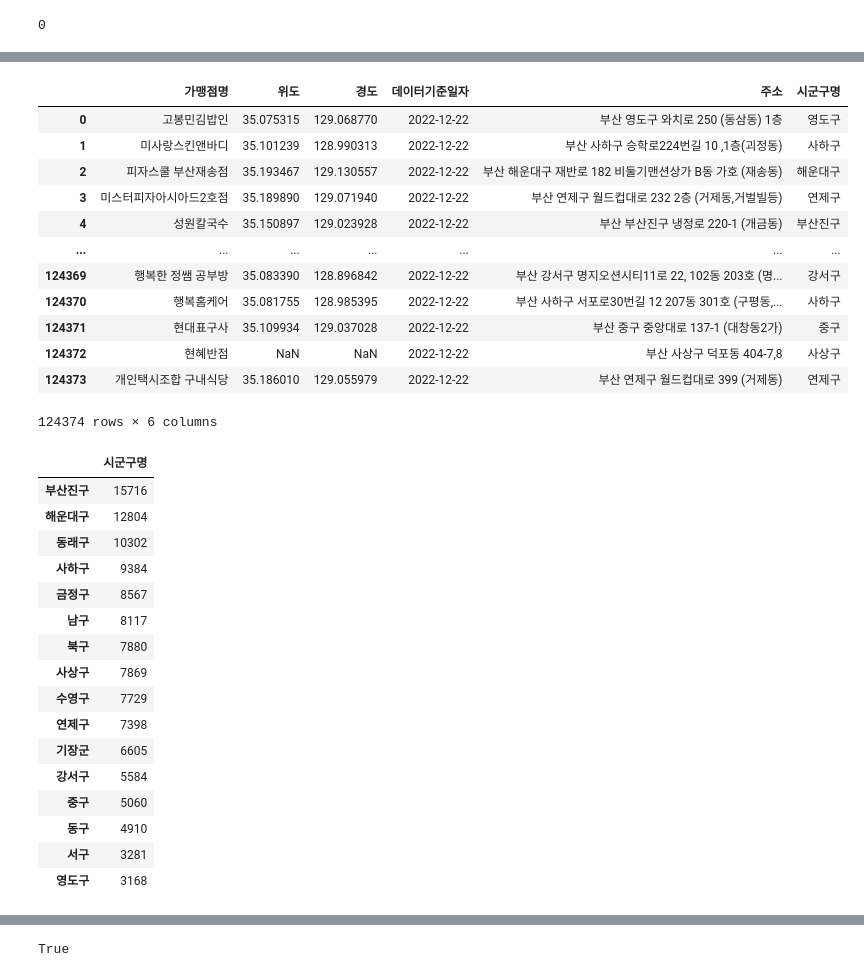
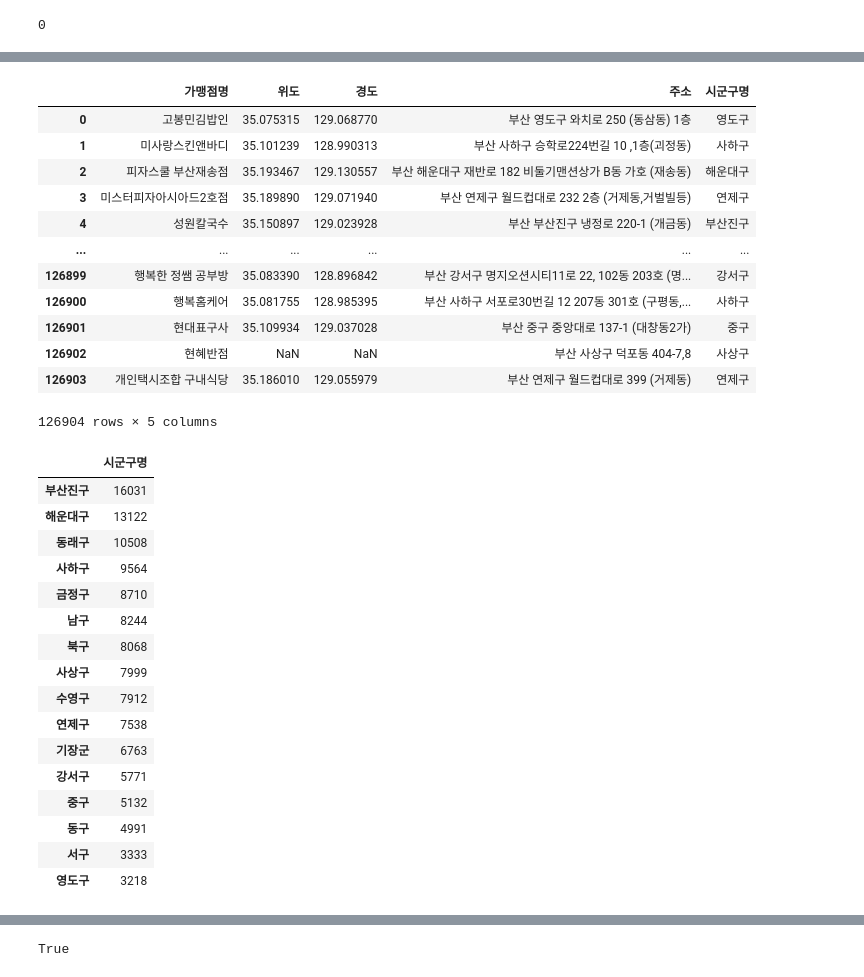
Before and after one commit to seongwonM/BusanPay-Insights, a Jupyter notebook: map0512.ipynb, the cells around one changed output, grey strips where cells are left out. Drawn from its saved outputs; the diff is of its cells as text; code cells hidden in the pictures.

```diff
--- a/map0512.ipynb
+++ b/map0512.ipynb
@@ -96,0 +112,4 @@ Name: 주소, Length: 126941, dtype: object
+# %%
+# 인덱스 리셋
+store = store.reset_index(drop=True)
+store
@@ -137,5 +142,5 @@ store1
 # %%
 # 시군구명 추출
-for i in range(0,len(store1)):
-    store1.loc[i, '시군구명'] = store1.loc[i, '주소'][3:store1.loc[i,'주소'].find(' ', 3)]
+for i in range(0,len(store)):
+    store.loc[i, '시군구명'] = store.loc[i, '주소'][3:store.loc[i,'주소'].find(' ', 3)]
 # %%
@@ -170,4 +175,4 @@ Name: 74640, dtype: object
 # %%
-store1.loc[74640, '시군구명'] = '남구'
+store.loc[75456, '시군구명'] = '남구'
 # %%
-store1.loc[12728, '시군구명'] = '사하구'
+store.loc[12850, '시군구명'] = '사하구'
@@ -174,41 +191,41 @@ store1.loc[12728, '시군구명'] = '사하구'
 # %%
-store1.iloc[:, [0,3,4,5,6,7]]
+store.iloc[:, [0,3,4,6,7]]
 # %% [output]
-|  | 가맹점명 | 위도 | 경도 | 데이터기준일자 | 주소 | 시군구명 |
-| 0 | 고봉민김밥인 | 35.075315 | 129.068770 | 2022-12-22 | 부산 영도구 와치로 250 (동삼동) 1층 | 영도구 |
-| 1 | 미사랑스킨앤바디 | 35.101239 | 128.990313 | 2022-12-22 | 부산 사하구 승학로224번길 10 ,1층(괴정동) | 사하구 |
-| 2 | 피자스쿨 부산재송점 | 35.193467 | 129.130557 | 2022-12-22 | 부산 해운대구 재반로 182 비둘기맨션상가 B동 가호 (재송동) | 해운대구 |
-| 3 | 미스터피자아시아드2호점 | 35.189890 | 129.071940 | 2022-12-22 | 부산 연제구 월드컵대로 232 2층 (거제동,거벌빌등) | 연제구 |
-| 4 | 성원칼국수 | 35.150897 | 129.023928 | 2022-12-22 | 부산 부산진구 냉정로 220-1 (개금동) | 부산진구 |
-| ... | ... | ... | ... | ... | ... | ... |
-| 124369 | 행복한 정쌤 공부방 | 35.083390 | 128.896842 | 2022-12-22 | 부산 강서구 명지오션시티11로 22, 102동 203호 (명... | 강서구 |
-| 124370 | 행복홈케어 | 35.081755 | 128.985395 | 2022-12-22 | 부산 사하구 서포로30번길 12 207동 301호 (구평동,... | 사하구 |
-| 124371 | 현대표구사 | 35.109934 | 129.037028 | 2022-12-22 | 부산 중구 중앙대로 137-1 (대창동2가) | 중구 |
-| 124372 | 현혜반점 | NaN | NaN | 2022-12-22 | 부산 사상구 덕포동 404-7,8 | 사상구 |
-| 124373 | 개인택시조합 구내식당 | 35.186010 | 129.055979 | 2022-12-22 | 부산 연제구 월드컵대로 399 (거제동) | 연제구 |
+|  | 가맹점명 | 위도 | 경도 | 주소 | 시군구명 |
+| 0 | 고봉민김밥인 | 35.075315 | 129.068770 | 부산 영도구 와치로 250 (동삼동) 1층 | 영도구 |
+| 1 | 미사랑스킨앤바디 | 35.101239 | 128.990313 | 부산 사하구 승학로224번길 10 ,1층(괴정동) | 사하구 |
+| 2 | 피자스쿨 부산재송점 | 35.193467 | 129.130557 | 부산 해운대구 재반로 182 비둘기맨션상가 B동 가호 (재송동) | 해운대구 |
+| 3 | 미스터피자아시아드2호점 | 35.189890 | 129.071940 | 부산 연제구 월드컵대로 232 2층 (거제동,거벌빌등) | 연제구 |
+| 4 | 성원칼국수 | 35.150897 | 129.023928 | 부산 부산진구 냉정로 220-1 (개금동) | 부산진구 |
+| ... | ... | ... | ... | ... | ... |
+| 126899 | 행복한 정쌤 공부방 | 35.083390 | 128.896842 | 부산 강서구 명지오션시티11로 22, 102동 203호 (명... | 강서구 |
+| 126900 | 행복홈케어 | 35.081755 | 128.985395 | 부산 사하구 서포로30번길 12 207동 301호 (구평동,... | 사하구 |
+| 126901 | 현대표구사 | 35.109934 | 129.037028 | 부산 중구 중앙대로 137-1 (대창동2가) | 중구 |
+| 126902 | 현혜반점 | NaN | NaN | 부산 사상구 덕포동 404-7,8 | 사상구 |
+| 126903 | 개인택시조합 구내식당 | 35.186010 | 129.055979 | 부산 연제구 월드컵대로 399 (거제동) | 연제구 |
-124374 rows × 6 columns
+126904 rows × 5 columns
 # %%
 # 정제 완료
-store_count = store1['시군구명'].value_counts().to_frame()
+store_count = store['시군구명'].value_counts().to_frame()
 store_count
 # %% [output]
 |  | 시군구명 |
-| 부산진구 | 15716 |
-| 해운대구 | 12804 |
-| 동래구 | 10302 |
-| 사하구 | 9384 |
-| 금정구 | 8567 |
-| 남구 | 8117 |
-| 북구 | 7880 |
-| 사상구 | 7869 |
-| 수영구 | 7729 |
-| 연제구 | 7398 |
-| 기장군 | 6605 |
-| 강서구 | 5584 |
-| 중구 | 5060 |
-| 동구 | 4910 |
-| 서구 | 3281 |
-| 영도구 | 3168 |
+| 부산진구 | 16031 |
+| 해운대구 | 13122 |
+| 동래구 | 10508 |
+| 사하구 | 9564 |
+| 금정구 | 8710 |
+| 남구 | 8244 |
+| 북구 | 8068 |
+| 사상구 | 7999 |
+| 수영구 | 7912 |
+| 연제구 | 7538 |
+| 기장군 | 6763 |
+| 강서구 | 5771 |
+| 중구 | 5132 |
+| 동구 | 4991 |
+| 서구 | 3333 |
+| 영도구 | 3218 |
 # %%
 import folium as g
 import json
```
Also changed, not shown: parts of 21 cells of this notebook.
